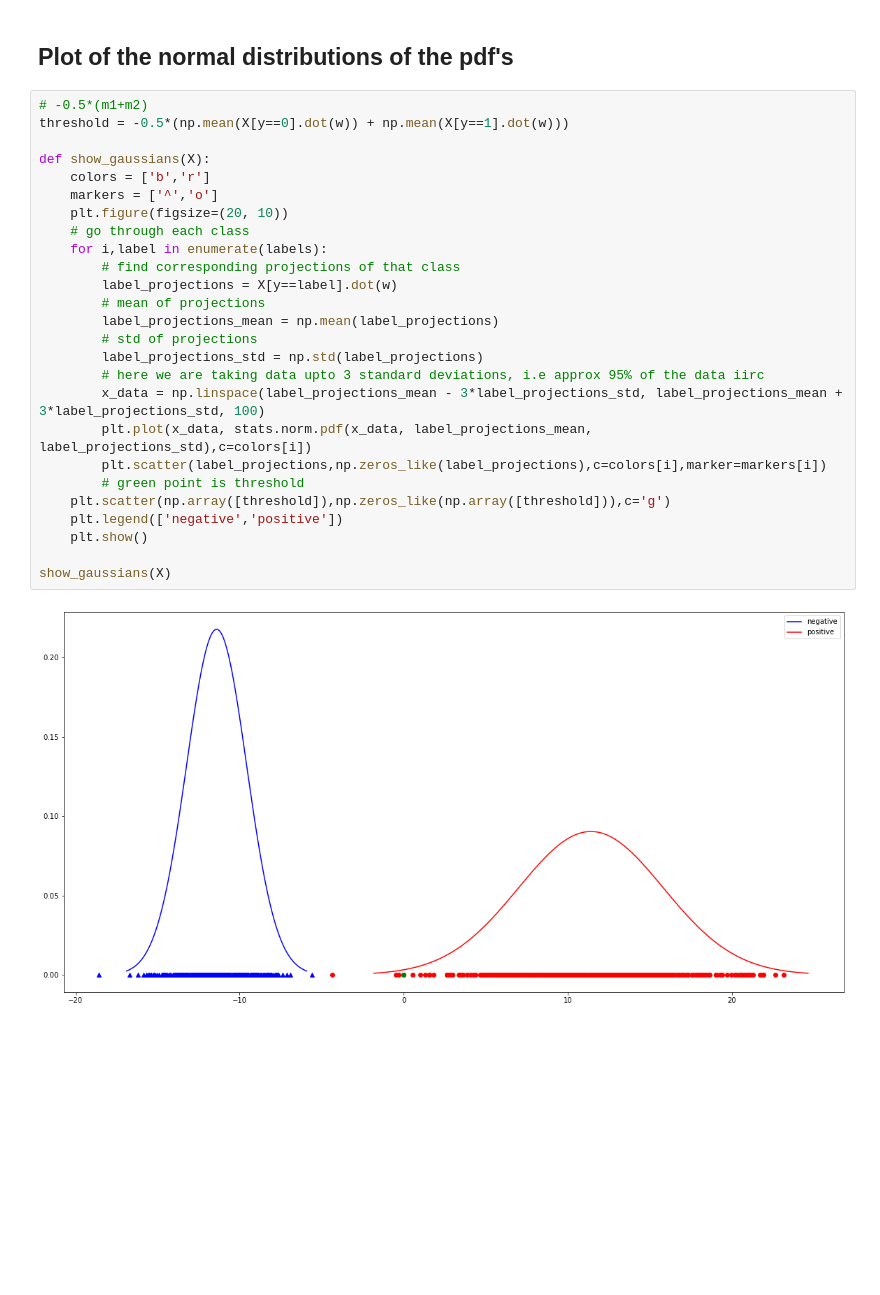
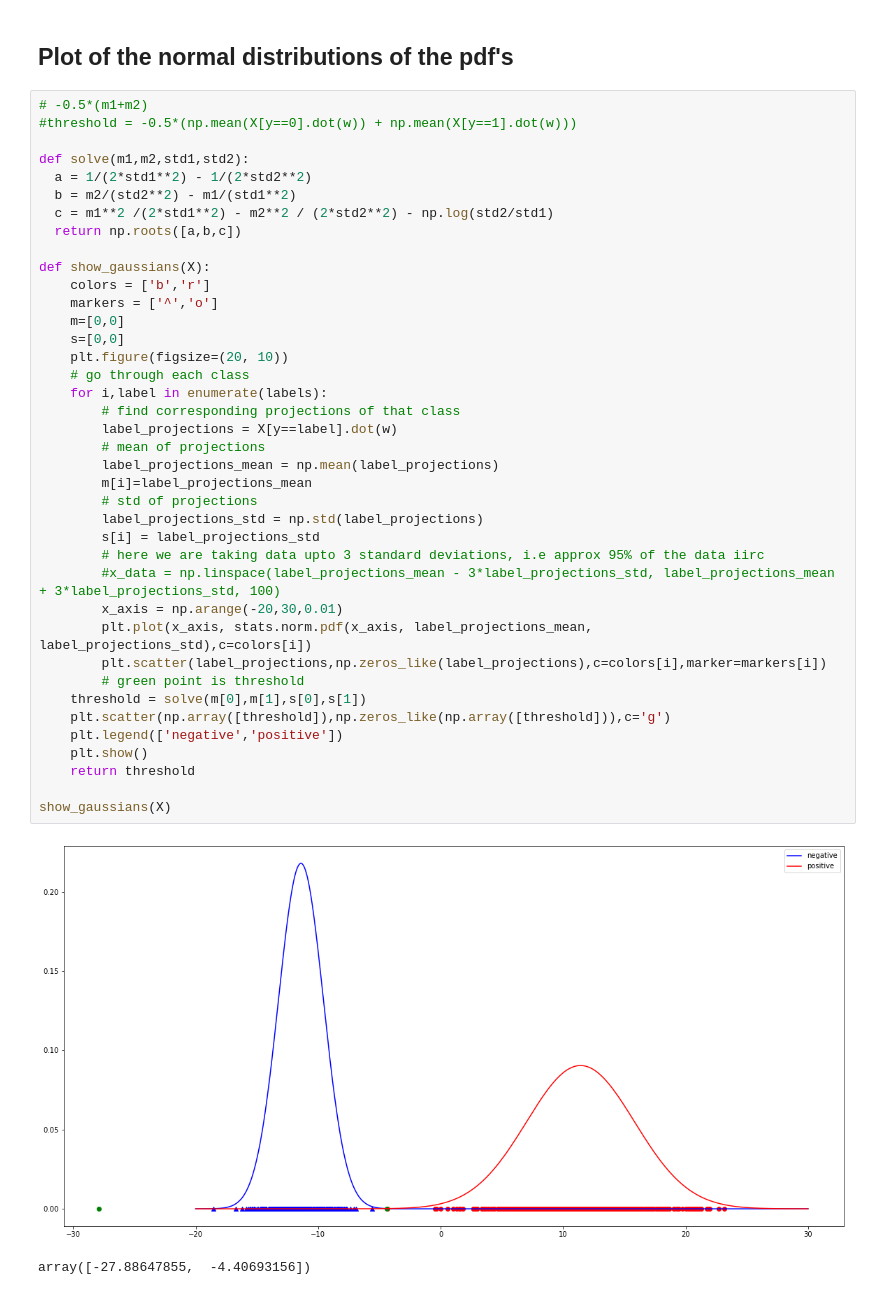
Before and after one commit to PavanReddy28/ML-assignment, a Jupyter notebook: FLD/FLD.ipynb, the cells around one changed output. Cells and saved outputs as stored; diff of their text form; blank space fills up the shorter version.

```diff
--- a/FLD/FLD.ipynb
+++ b/FLD/FLD.ipynb
@@ -76,31 +76,45 @@ negative_projections = X[y==0].dot(w)
 ## Plot of the normal distributions of the pdf's
 # %%
 # -0.5*(m1+m2)
-threshold = -0.5*(np.mean(X[y==0].dot(w)) + np.mean(X[y==1].dot(w)))
+#threshold = -0.5*(np.mean(X[y==0].dot(w)) + np.mean(X[y==1].dot(w)))
+
+def solve(m1,m2,std1,std2):
+  a = 1/(2*std1**2) - 1/(2*std2**2)
+  b = m2/(std2**2) - m1/(std1**2)
+  c = m1**2 /(2*std1**2) - m2**2 / (2*std2**2) - np.log(std2/std1)
+  return np.roots([a,b,c])
 
 def show_gaussians(X):
     colors = ['b','r']
     markers = ['^','o']
+    m=[0,0]
+    s=[0,0]
     plt.figure(figsize=(20, 10))
     # go through each class
     for i,label in enumerate(labels):
         # find corresponding projections of that class
         label_projections = X[y==label].dot(w)
         # mean of projections
         label_projections_mean = np.mean(label_projections)
+        m[i]=label_projections_mean
         # std of projections
         label_projections_std = np.std(label_projections)
+        s[i] = label_projections_std
         # here we are taking data upto 3 standard deviations, i.e approx 95% of the data iirc
-        x_data = np.linspace(label_projections_mean - 3*label_projections_std, label_projections_mean + 3*label_projections_std, 100)
-        plt.plot(x_data, stats.norm.pdf(x_data, label_projections_mean, label_projections_std),c=colors[i])
+        #x_data = np.linspace(label_projections_mean - 3*label_projections_std, label_projections_mean + 3*label_projections_std, 100)
+        x_axis = np.arange(-20,30,0.01)
+        plt.plot(x_axis, stats.norm.pdf(x_axis, label_projections_mean, label_projections_std),c=colors[i])
         plt.scatter(label_projections,np.zeros_like(label_projections),c=colors[i],marker=markers[i])
         # green point is threshold
+    threshold = solve(m[0],m[1],s[0],s[1])
     plt.scatter(np.array([threshold]),np.zeros_like(np.array([threshold])),c='g')
     plt.legend(['negative','positive'])
     plt.show()
+    return threshold
 
 show_gaussians(X)
 # %% [output]
-[figure, old version]
+[figure, new version]
+array([-27.88647855,  -4.40693156])
 # %%
 threshold
```
Also changed, not shown: parts of 1 cell of this notebook.
